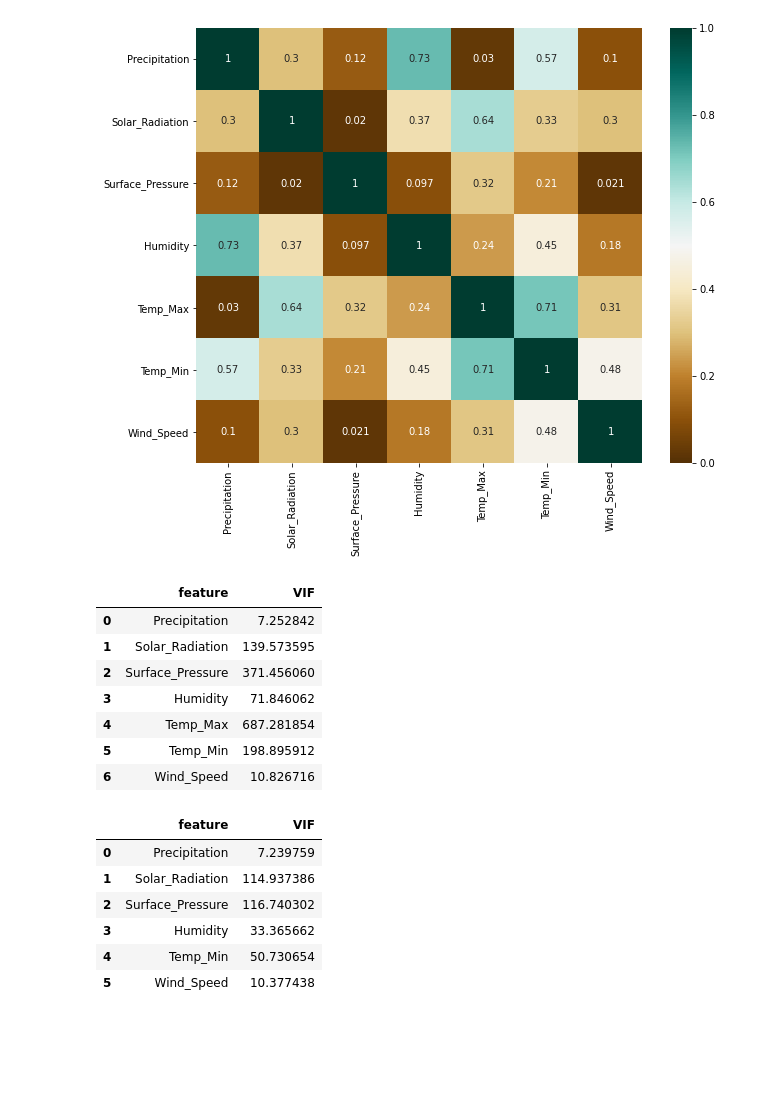
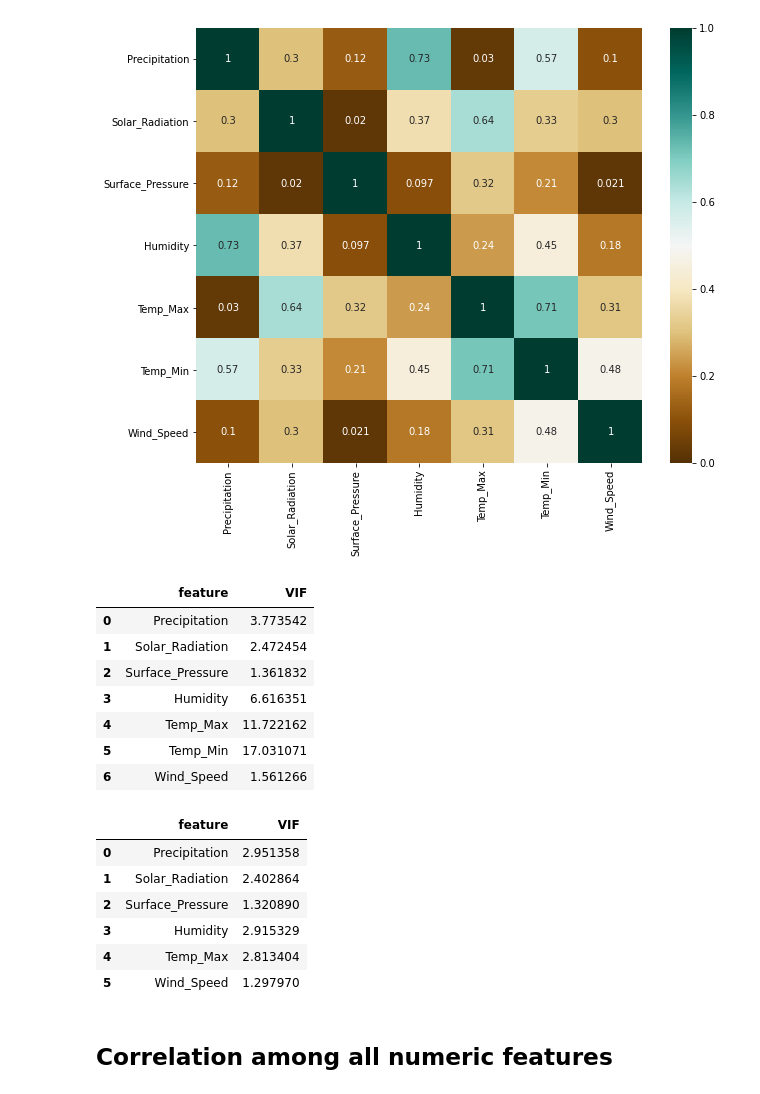
Before and after one commit to animeshmathur/crop-yield-prediction, a Jupyter notebook: Analysis_and_Data_Processing/Feature_Selection.ipynb, the cells around one changed output. Saved outputs shown, nothing was run; the diff lists cells and outputs as text; code cells hidden in the pictures; blank space fills up the shorter version.

```diff
--- a/Analysis_and_Data_Processing/Feature_Selection.ipynb
+++ b/Analysis_and_Data_Processing/Feature_Selection.ipynb
@@ -11,6 +11,10 @@ import statsmodels.formula.api as smf
 from statsmodels.stats.outliers_influence import variance_inflation_factor
 
 from scipy.stats import chi2_contingency
+
+from sklearn import preprocessing
+
+pd.options.display.max_rows = 200
 # %%
 # Import cleaned dataset
 raw_data = pd.read_csv('../data/Crop_Data__train.csv')
@@ -482,3 +508,5 @@ Index(['GW_depth_Min', 'GW_depth_Max', 'Wells_depth_0_to_2',
+# %%
+X_numerical = pd.DataFrame(preprocessing.scale(X_numerical), columns=X_numerical.columns)
 # %%
 def test_vif(data):
     vif_data = pd.DataFrame()
@@ -622,20 +624,22 @@ sns.heatmap(X_climate.corr().abs(), annot=True, cmap=plt.cm.BrBG, vmin=0, vmax=1
 test_vif(X_climate)
 # %% [output]
 |  | feature | VIF |
-| 0 | Precipitation | 7.252842 |
-| 1 | Solar_Radiation | 139.573595 |
-| 2 | Surface_Pressure | 371.456060 |
-| 3 | Humidity | 71.846062 |
-| 4 | Temp_Max | 687.281854 |
-| 5 | Temp_Min | 198.895912 |
-| 6 | Wind_Speed | 10.826716 |
+| 0 | Precipitation | 3.773542 |
+| 1 | Solar_Radiation | 2.472454 |
+| 2 | Surface_Pressure | 1.361832 |
+| 3 | Humidity | 6.616351 |
+| 4 | Temp_Max | 11.722162 |
+| 5 | Temp_Min | 17.031071 |
+| 6 | Wind_Speed | 1.561266 |
 # %%
-test_vif(X_climate.drop('Temp_Max', axis=1))
+test_vif(X_climate.drop('Temp_Min', axis=1))
 # %% [output]
 |  | feature | VIF |
-| 0 | Precipitation | 7.239759 |
-| 1 | Solar_Radiation | 114.937386 |
-| 2 | Surface_Pressure | 116.740302 |
-| 3 | Humidity | 33.365662 |
-| 4 | Temp_Min | 50.730654 |
-| 5 | Wind_Speed | 10.377438 |
+| 0 | Precipitation | 2.951358 |
+| 1 | Solar_Radiation | 2.402864 |
+| 2 | Surface_Pressure | 1.320890 |
+| 3 | Humidity | 2.915329 |
+| 4 | Temp_Max | 2.813404 |
+| 5 | Wind_Speed | 1.297970 |
+# %% [markdown]
+## Correlation among all numeric features
```
Also changed, not shown: parts of 72 cells of this notebook.
